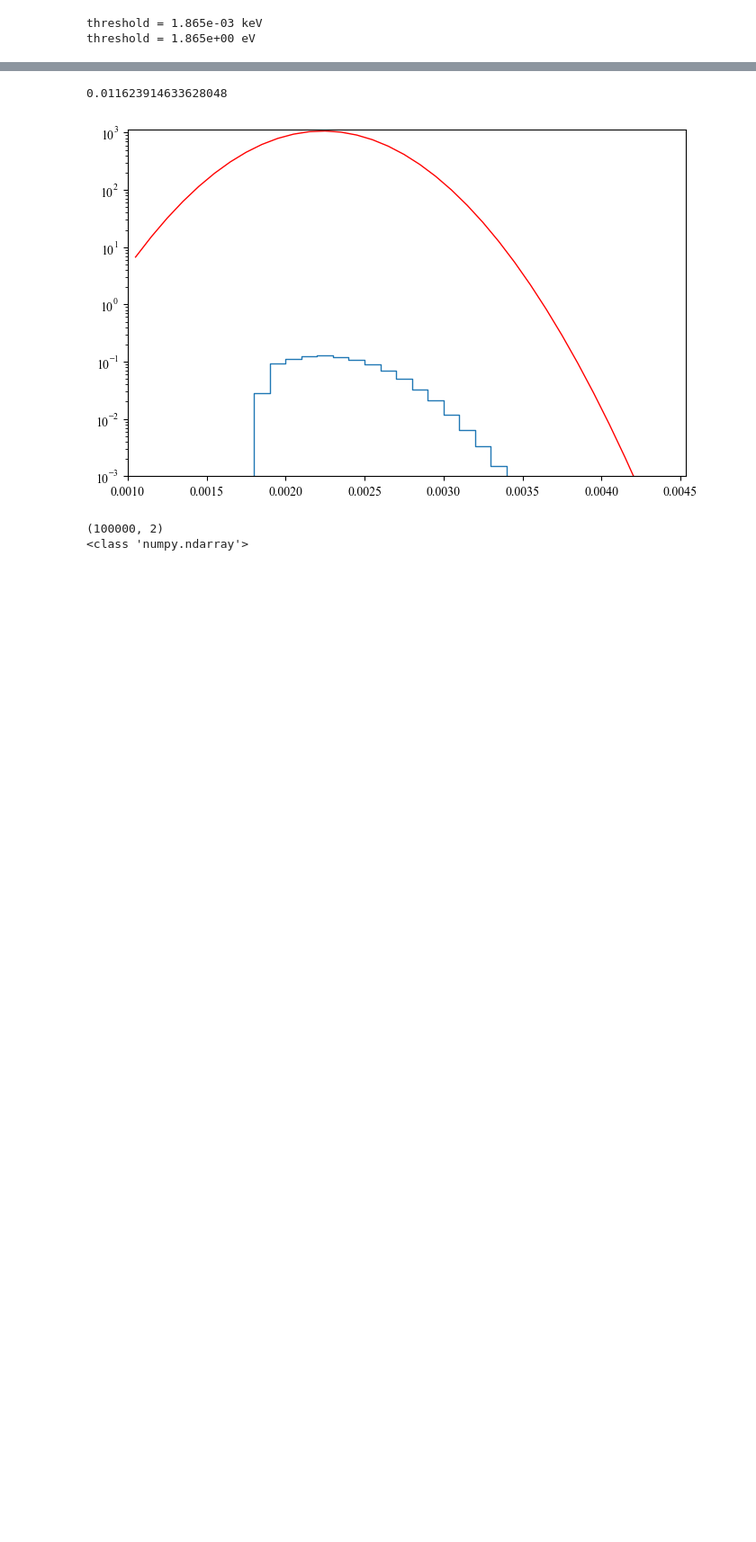
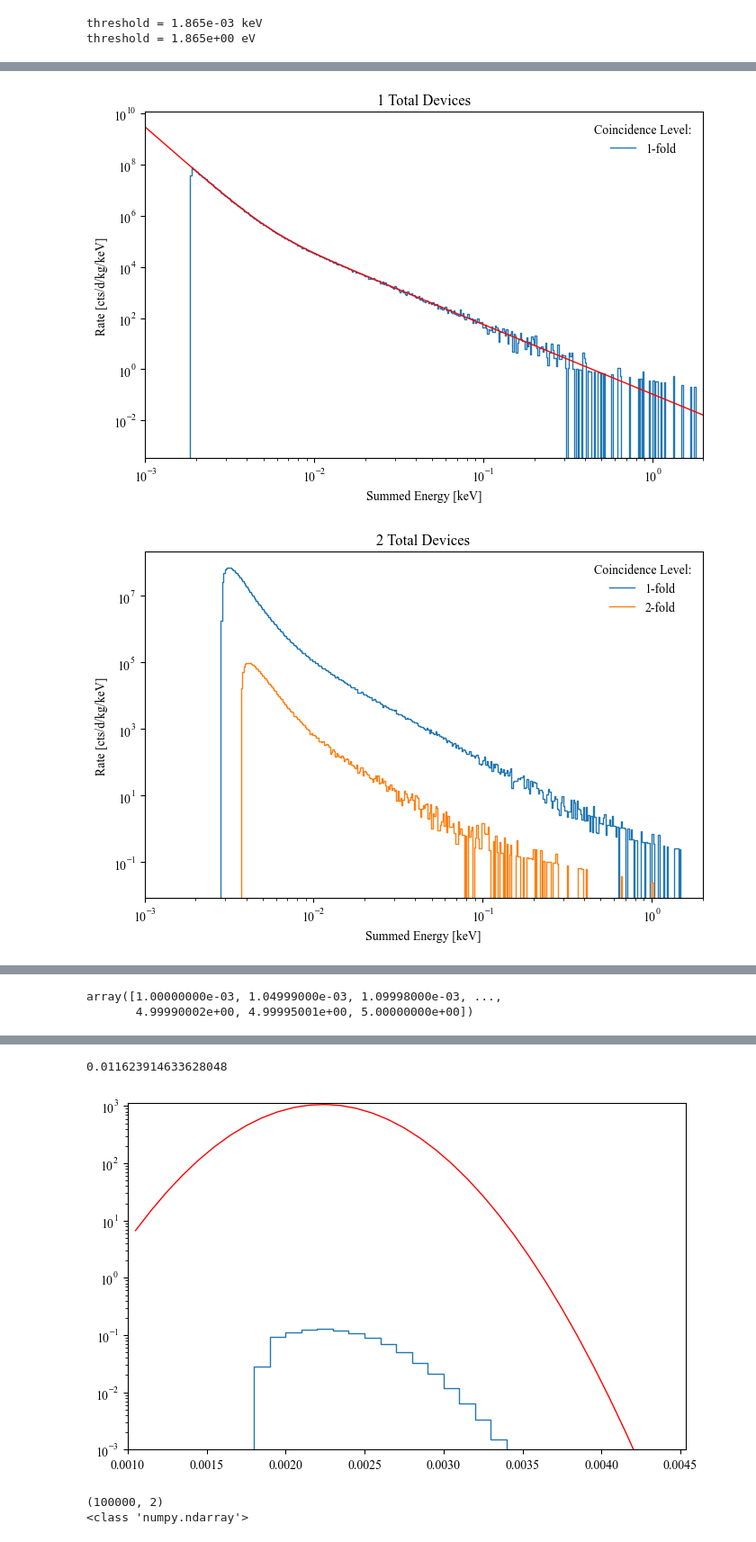
Before and after one commit to spice-herald/DarkLim, a Jupyter notebook: examples/generate_lee_templates_powerlaw.ipynb, the cells around one changed output, grey strips where cells are left out. Shown at 90% size. Drawn from its saved outputs; the diff is of its cells as text; code cells hidden in the pictures; blank space fills up the shorter version.

```diff
--- a/examples/generate_lee_templates_powerlaw.ipynb
+++ b/examples/generate_lee_templates_powerlaw.ipynb
@@ -88,16 +98,18 @@ threshold = 1.865e+00 eV
 # %%
 # generate toys from m devices with n-fold coincidence
 
-save = True
-show_plot = True
+save = False
+show_plot = False
 var_threshold = True
 per_device_threshold = 0.
 #devices = np.array([1,2,3,4])
 
-ntoys = 10000000
-devices = np.array([1,2])
+ntoys = 100000000
+devices = np.array([1,2,3,4])
 
 #summed_energy = {}
+
+res_dict = {}
 
 for i,m in enumerate(devices): # loop over total number of devices
     if show_plot:
@@ -140,6 +152,8 @@ for i,m in enumerate(devices): # loop over total number of devices
         pile_up_rate = term1*term2*3600*24
         print('{}-fold pileup rate = {:.2e} evts/d/kg'.format(c,pile_up_rate))
 
+        res_dict[str(m)+'_'+str(c)+'_summede'] = keepers
+        res_dict[str(m)+'_'+str(c)+'_rate'] = pile_up_rate
 
         if show_plot:
             h = Hist1d(keepers,bins=npts,range=(e_low,e_high))
@@ -148,6 +162,8 @@ for i,m in enumerate(devices): # loop over total number of devices
             #normalize:
             h *= pile_up_rate/np.sum(h.histogram)
             h *= 1/bw
+
+            res_dict[str(m)+'_'+str(c)+'_h'] = h
 
             h.plot(lw=1,label='{}-fold'.format(c))
             #h.plot(scale_histogram_by=1,lw=1,label='{}-fold'.format(c),normed=True)
@@ -198,0 +213,55 @@ done.
+# %%
+# plot results separately so we can play with binning
+save = False
+
+for i,m in enumerate(devices):
+    fig, ax = plt.subplots(1,figsize=(8,5))
+    coinc = np.arange(1,m+1)
+    for c in coinc:
+
+        sum_energy = res_dict[str(m)+'_'+str(c)+'_summede']
+
+        # log bins
+        h = Hist1d(sum_energy,bins=np.geomspace(e_low,e_high,num=500))
+        bw = h.bin_edges[1::]-h.bin_edges[:-1]
+
+        #h = Hist1d(sum_energy,bins=npts,range=(e_low,e_high))
+        #bw = h.bin_centers[1]-h.bin_centers[0]
+
+        #normalize:
+        pile_up_rate = res_dict[str(m)+'_'+str(c)+'_rate']
+        h *= pile_up_rate/np.sum(h.histogram)
+        h *= 1/bw
+
+
+        h.plot(lw=1,label='{}-fold'.format(c))
+        #h.plot(scale_histogram_by=1,lw=1,label='{}-fold'.format(c),normed=True)
+        #h.plot(scale_histogram_by=1/bw,lw=1,label='{}-fold MC w/threshold'.format(c),normed=True)
+
+        if m==1 and c==1: #overlay pdf in this case
+            plt.plot(h.bin_centers,pdf(h.bin_centers),lw=1,color='red')
+
+        #x = np.geomspace(e_low,e_high,10000)
+        #dist = pdf(x)
+        #plt.plot(x, dist/np.trapz(dist, x=x),label='Summed Power Law')
+
+        ax.set_title('{:d} Total Devices'.format(m))
+        #ax.set_xlim(e_low,e_high)
+        ax.set_xlim(e_low,2)
+        ax.set_xscale('log')
+        #ax.set_ylim(1,None)
+        ax.set_yscale('log')
+        ax.legend(loc='upper right', title='Coincidence Level:', frameon=False,ncol=1)
+        #ax.legend(loc='upper right', title='{:0.1e} keV threshold in each device'.format(threshold),ncol=2)
+        ax.set_xlabel('Summed Energy [keV]')
+        ax.set_ylabel('Rate [cts/d/kg/keV]')
+
+        print('{}-device, {}-fold hist rate check: {:0.2e} cts/d'.format(m,c, np.sum(h.histogram) ))
+
+        if save:
+            outname = './LEE_templates/LEE_bkg_{:d}device_{:d}fold_{:0.0f}mus.txt'.format(m,c,w/1e-6)
+            tot = np.column_stack( (h.bin_centers, h.histogram) )
+            np.savetxt(outname,tot,fmt=['%.5e','%0.5e'] ,delimiter=' ', header='energy[keV] evts/day/keV/kg')
+
+print('done.')# generate toys from m devices with n-fold coincidence
+# %% [output]
@@ -198,0 +279,2 @@ done.
+[figure, added]
+[figure, added]
@@ -198,0 +283,5 @@ done.
+# %%
+h.bin_edges
+# %% [output]
+array([1.00000000e-03, 1.04999000e-03, 1.09998000e-03, ...,
+       4.99990002e+00, 4.99995001e+00, 5.00000000e+00])
```
Also changed, not shown: parts of 7 cells of this notebook, 2 other files.
